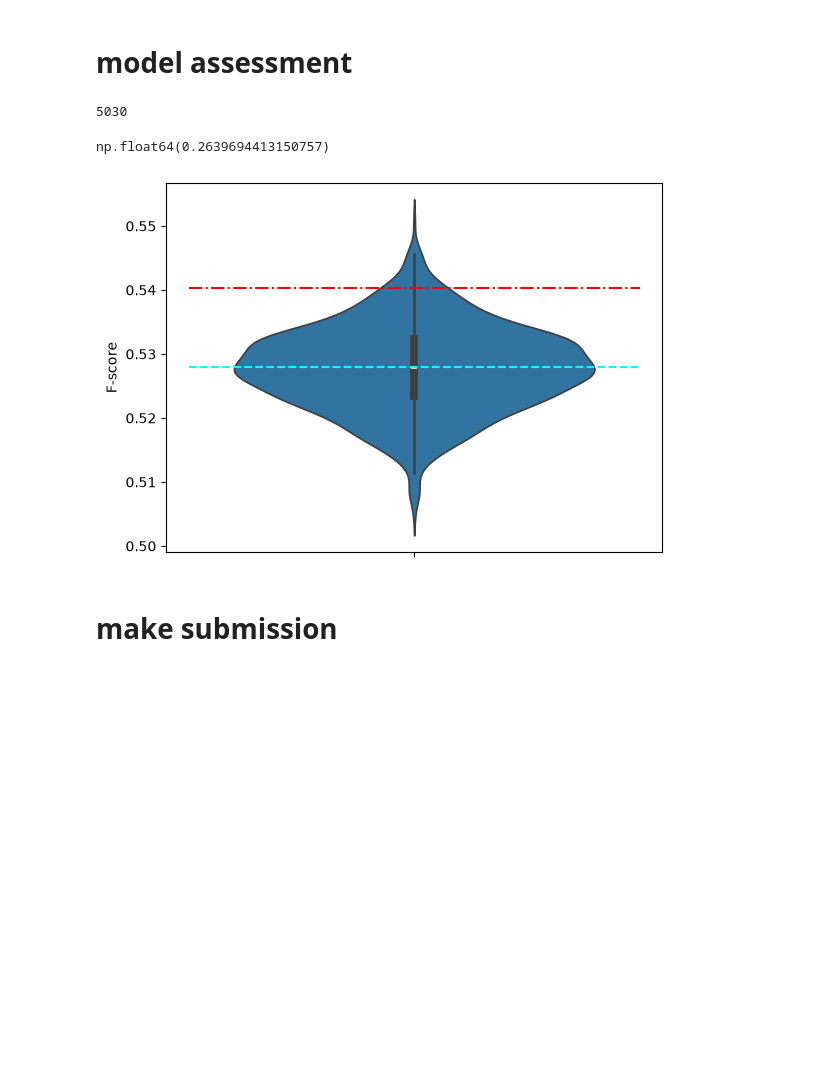
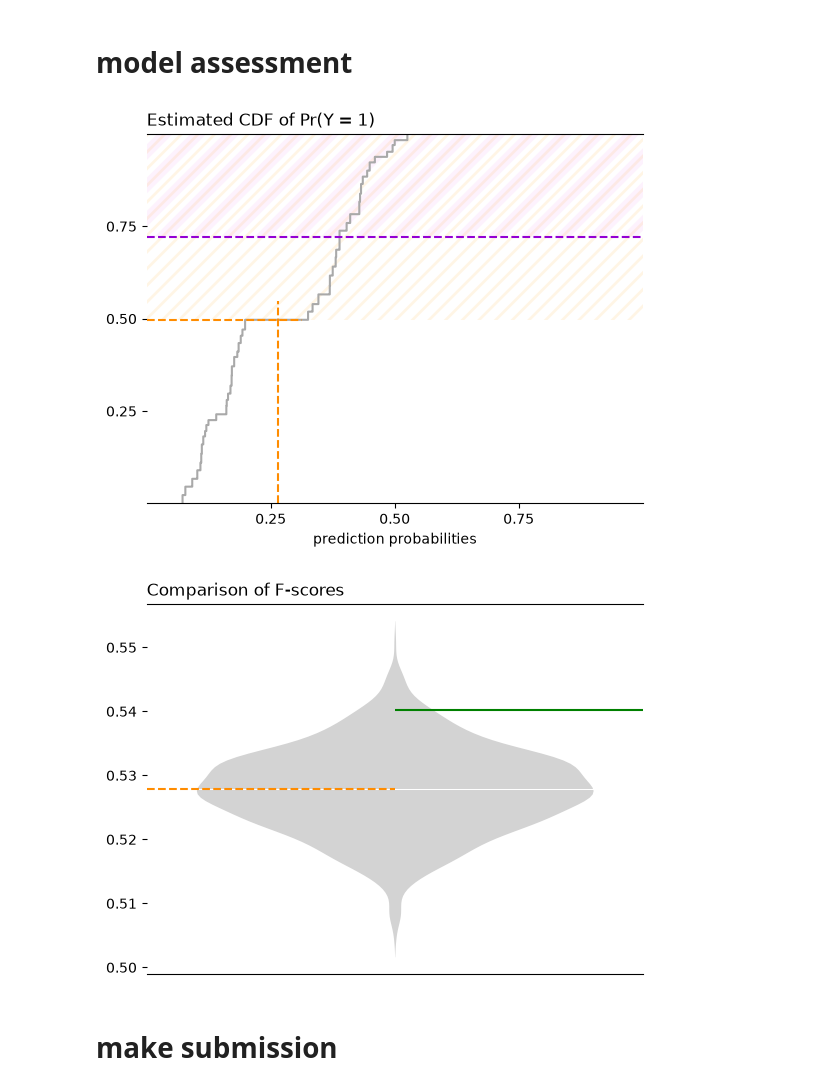
Before and after one commit to CrepeGoat/CU-2026F-STAT5610-kaggle-project, a Jupyter notebook: code/model1-ba.ipynb, the cells around one changed output. Saved outputs shown, nothing was run; the diff lists cells and outputs as text; code cells hidden in the pictures; blank space fills up the shorter version.

Commit message:
fiddled with plots

```diff
--- a/code/model1-ba.ipynb
+++ b/code/model1-ba.ipynb
@@ -34,6 +43,7 @@ model_weights = (
 prediction_probs = model_weights[
     (row for i, row in df_test[active_pred_names].iterrows())
 ]
+prediction_probs.name = "prediction probabilities"
 
 display(df_test.loc[15001:15005, active_pred_names])
 display(prediction_probs.index[0:5])
@@ -58,13 +68,21 @@ MultiIndex([(0, 0, 3, 0),
 # %%
 import threshold as th
 
 pos_prediction_count, threshold = th.estimate_optimal_threshold(prediction_probs)
 
-display(pos_prediction_count)
-display(threshold)
+mo.output.append(pos_prediction_count)
+mo.output.append(threshold)
+
+mo.output.append(
+    th.plot_probs(
+        probs=prediction_probs,
+        expt_prob=np.mean(df_train.Y.astype(np.int64)),
+        threshold=threshold,
+        pos_pred_count=pos_prediction_count,
+    )
+)
 # %% [output]
-5030
-np.float64(0.2639694413150757)
+[figure, added]
 # %%
 rng = np.random.default_rng(1)
 
@@ -74,7 +92,7 @@ _ = th.plot_f_scores(
     reported=0.54023,
 )
 # %% [output]
-[figure, old version]
+[figure, new version]
 # %% [markdown]
 # make submission
 # %%
```
Also changed, not shown: parts of 2 cells of this notebook, 3 other files.
